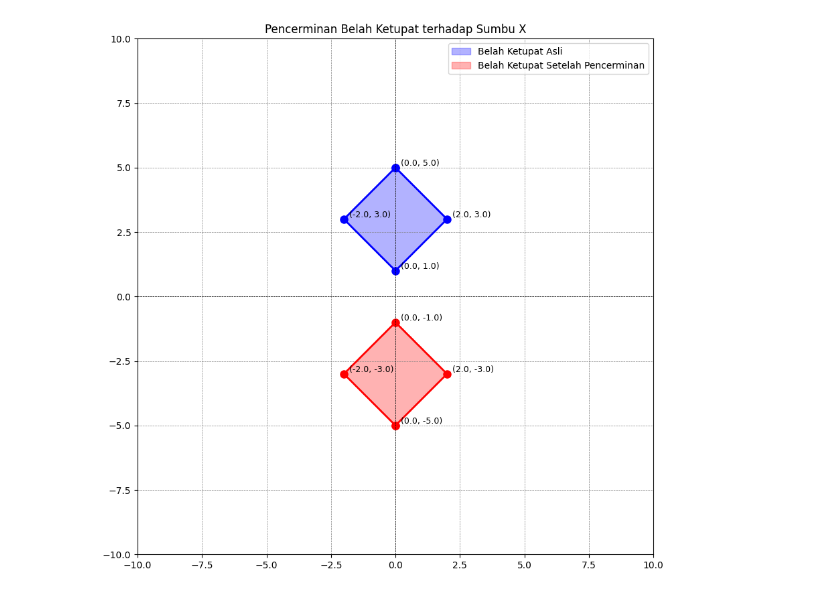
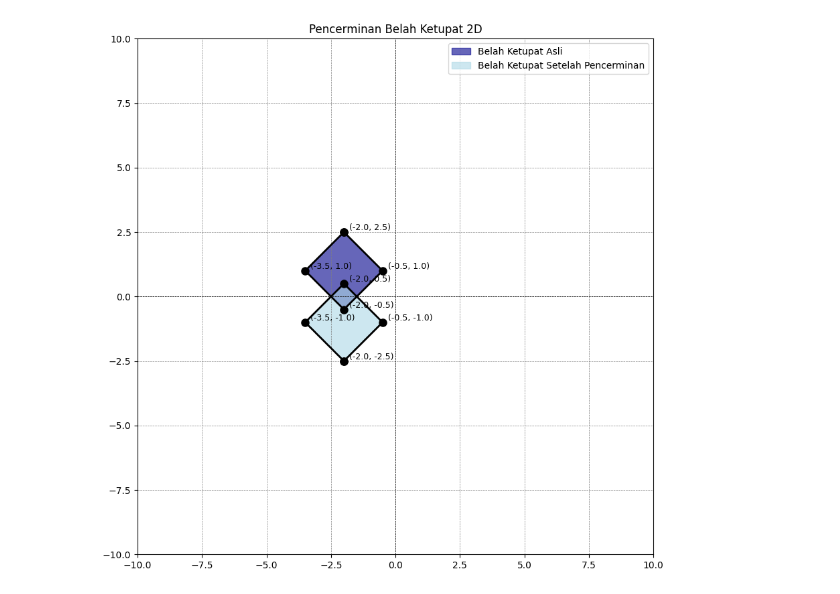
Before and after one commit to adi026-ar/phyton, a Jupyter notebook: code/modul 8/tugas.ipynb, the cells around one changed output. Saved outputs shown, nothing was run; the diff lists cells and outputs as text; code cells hidden in the pictures.

Commit message:
pencerminan objek 2D

```diff
--- a/code/modul 8/tugas.ipynb
+++ b/code/modul 8/tugas.ipynb
@@ -6,41 +6,41 @@ def gambar_belah_ketupat(titik, label, warna):
     # Menambahkan titik awal di akhir agar poligon tertutup
     x = [p[0] for p in titik] + [titik[0][0]]
     y = [p[1] for p in titik] + [titik[0][1]]
-    plt.plot(x, y, color=warna, marker='o', markersize=8, linewidth=2)
-    plt.fill(x, y, alpha=0.3, color=warna, label=label)
+    plt.plot(x, y, color='black', marker='o', markersize=8, linewidth=2)
+    plt.fill(x, y, alpha=0.6, color=warna, label=label)
 
     # Menambahkan label koordinat pada setiap titik
     for i, (px, py) in enumerate(titik):
         plt.text(px, py, f'  ({px:.1f}, {py:.1f})', fontsize=9, ha='left', va='bottom')
 
 # Fungsi pencerminan terhadap sumbu X
 def pencerminan_sumbu_x(titik):
     # Rumus pencerminan sumbu X: (x, y) -> (x, -y)
     return [(x, -y) for (x, y) in titik]
 
-# Mendefinisikan titik-titik belah ketupat (di kuadran atas)
+# Mendefinisikan titik-titik belah ketupat (di sebelah kiri atas, miring 45 derajat)
 # Titik: atas, kanan, bawah, kiri
-titik_asli = [(0, 5), (2, 3), (0, 1), (-2, 3)]
+titik_asli = [(-2, 2.5), (-0.5, 1), (-2, -0.5), (-3.5, 1)]
 
-# Melakukan pencerminan
+# Melakukan pencerminan terhadap sumbu X
 titik_tercermin = pencerminan_sumbu_x(titik_asli)
 
 # Membuat plot
 fig, ax = plt.subplots(figsize=(10, 10))
 
 # Menggambar objek asli dan hasil pencerminan
-gambar_belah_ketupat(titik_asli, 'Belah Ketupat Asli', 'blue')
-gambar_belah_ketupat(titik_tercermin, 'Belah Ketupat Setelah Pencerminan', 'red')
+gambar_belah_ketupat(titik_asli, 'Belah Ketupat Asli', 'darkblue')
+gambar_belah_ketupat(titik_tercermin, 'Belah Ketupat Setelah Pencerminan', 'lightblue')
 
 # Pengaturan detail grafik (sesuai template di gambar)
 ax.set_xlim(-10, 10)
 ax.set_ylim(-10, 10)
 ax.set_aspect('equal', adjustable='box')
 ax.axhline(0, color='black', linewidth=0.5, ls='--') # Sumbu X
 ax.axvline(0, color='black', linewidth=0.5, ls='--') # Sumbu Y
 plt.grid(color='gray', linestyle='--', linewidth=0.5)
 plt.legend()
-plt.title('Pencerminan Belah Ketupat terhadap Sumbu X')
+plt.title('Pencerminan Belah Ketupat 2D')
 plt.show()
 # %% [output]
-[figure, old version]
+[figure, new version]
```
